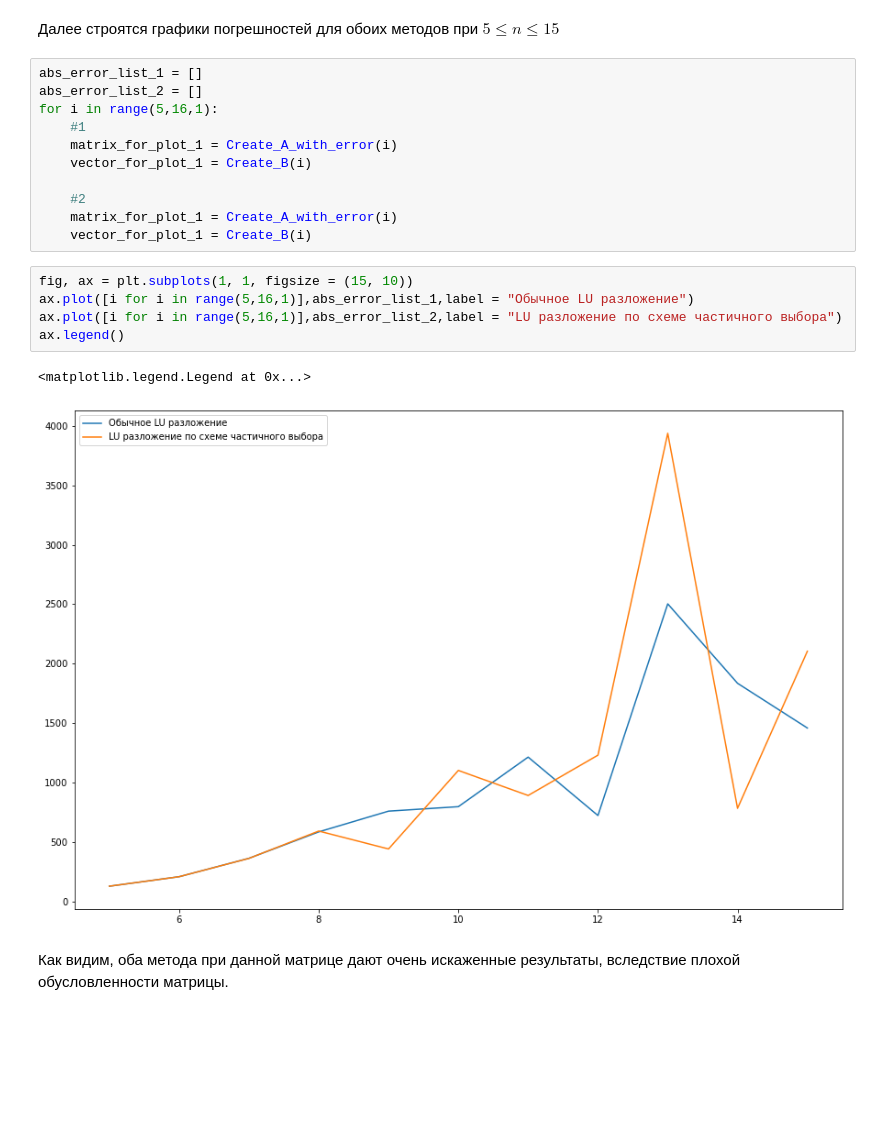
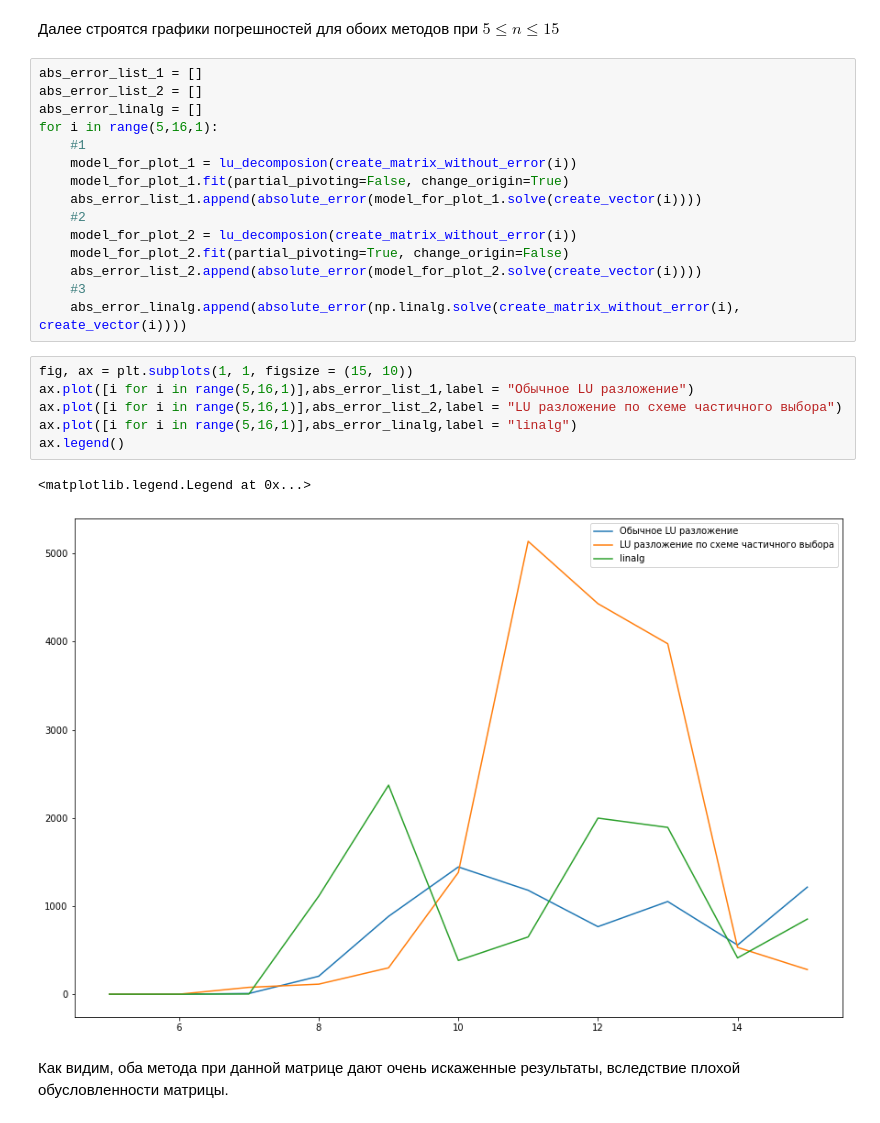
Before and after one commit to Lamantin12/N_A_lab3, a Jupyter notebook: N_A_lab3.ipynb, the cells around one changed output. Drawn from its saved outputs; the diff is of its cells as text; blank space fills up the shorter version.

```diff
--- a/N_A_lab3.ipynb
+++ b/N_A_lab3.ipynb
@@ -179,22 +177,27 @@ True
 # %%
 abs_error_list_1 = []
 abs_error_list_2 = []
+abs_error_linalg = []
 for i in range(5,16,1):
     #1
-    matrix_for_plot_1 = Create_A_with_error(i)
-    vector_for_plot_1 = Create_B(i)
-
+    model_for_plot_1 = lu_decomposion(create_matrix_without_error(i))
+    model_for_plot_1.fit(partial_pivoting=False, change_origin=True)
+    abs_error_list_1.append(absolute_error(model_for_plot_1.solve(create_vector(i))))
     #2
-    matrix_for_plot_1 = Create_A_with_error(i)
-    vector_for_plot_1 = Create_B(i)
+    model_for_plot_2 = lu_decomposion(create_matrix_without_error(i))
+    model_for_plot_2.fit(partial_pivoting=True, change_origin=False)
+    abs_error_list_2.append(absolute_error(model_for_plot_2.solve(create_vector(i))))
+    #3
+    abs_error_linalg.append(absolute_error(np.linalg.solve(create_matrix_without_error(i), create_vector(i))))
 # %%
 fig, ax = plt.subplots(1, 1, figsize = (15, 10))
 ax.plot([i for i in range(5,16,1)],abs_error_list_1,label = "Обычное LU разложение")
 ax.plot([i for i in range(5,16,1)],abs_error_list_2,label = "LU разложение по схеме частичного выбора")
+ax.plot([i for i in range(5,16,1)],abs_error_linalg,label = "linalg")
 ax.legend()
 # %% [output]
 <matplotlib.legend.Legend at 0x...>
-[figure, old version]
+[figure, new version]
 # %% [markdown]
 Как видим, оба метода при данной матрице дают очень искаженные результаты, вследствие плохой обусловленности матрицы.
 # %% [markdown]
```
Also changed, not shown: parts of 5 cells of this notebook, 1 other file.
